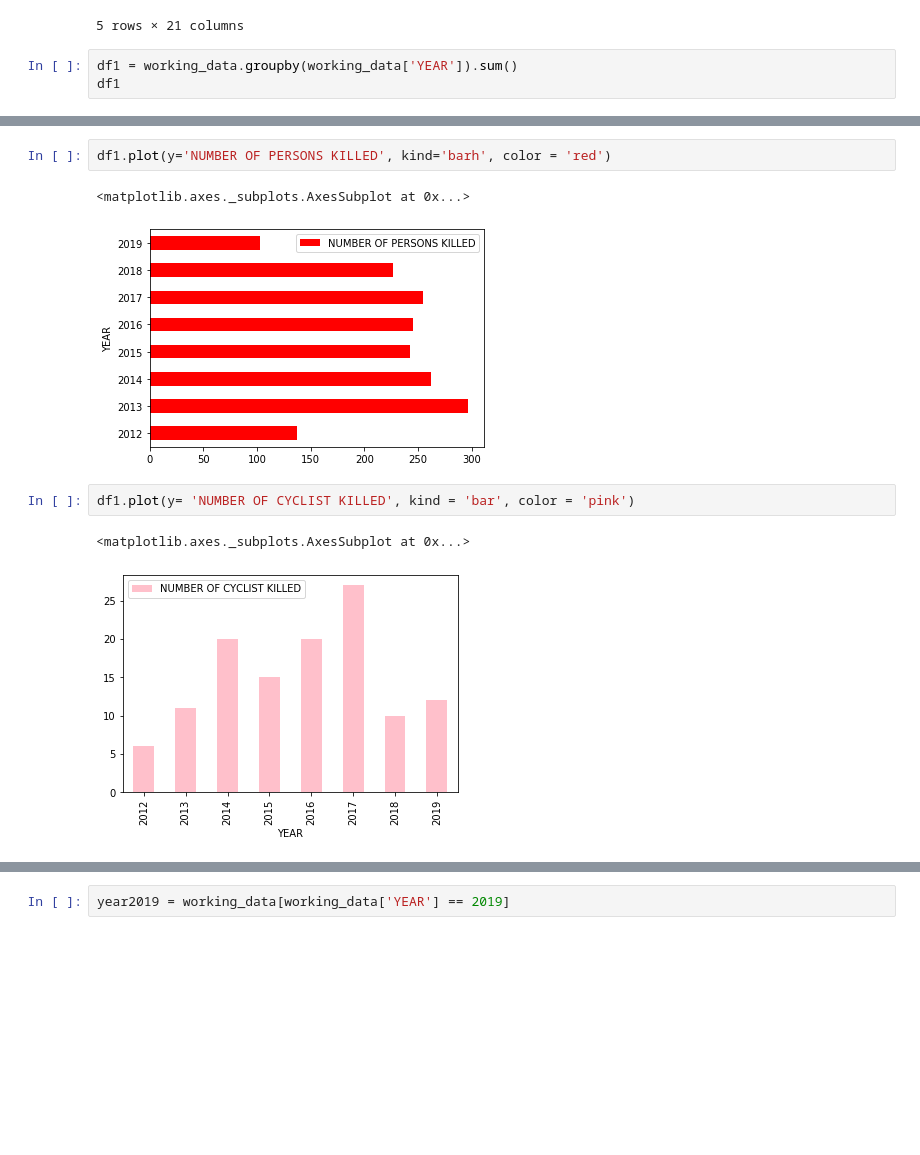
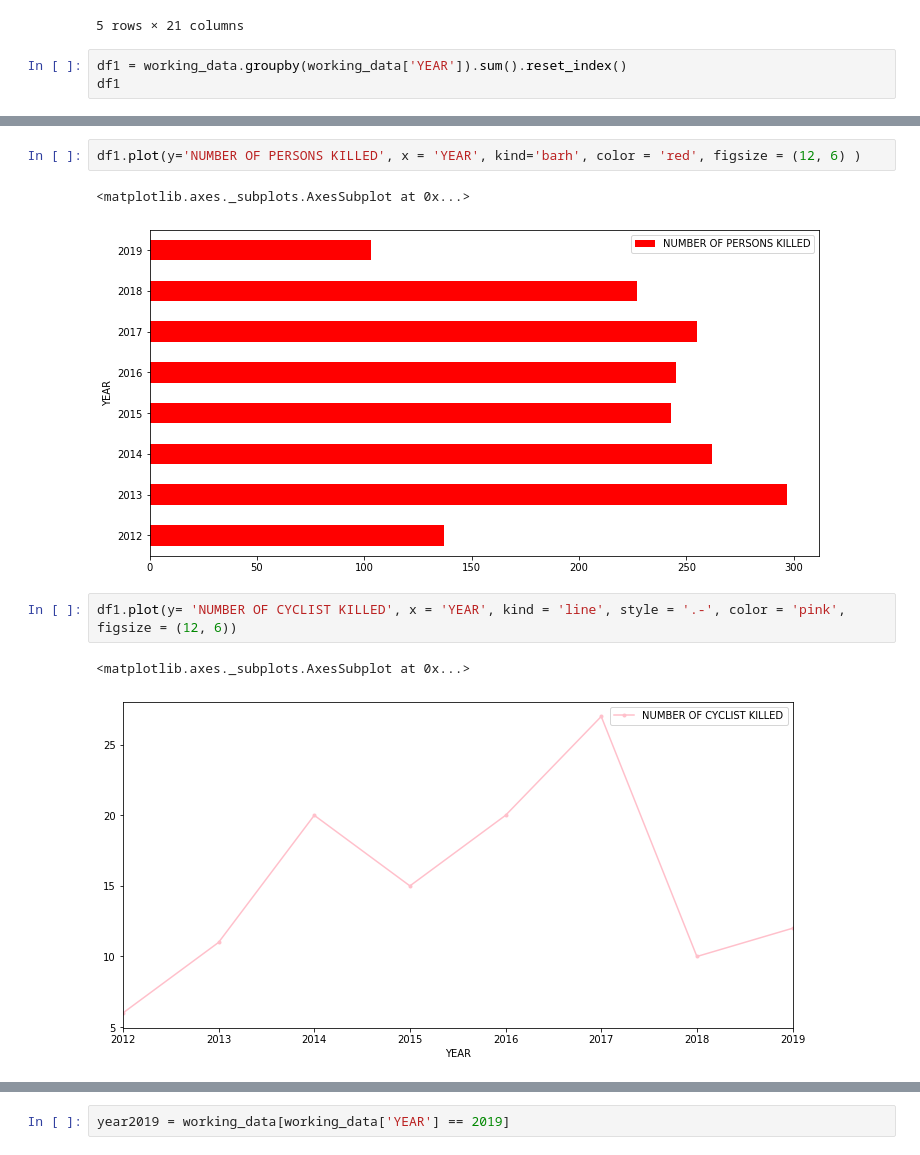
Before and after one commit to KezieOmeje/Data_studio_projects, a Jupyter notebook: NYC_road_crashes/nyc_road_collision.ipynb, the cells around one changed output, grey strips where cells are left out. Saved outputs shown, nothing was run; the diff lists cells and outputs as text; blank space fills up the shorter version.

```diff
--- a/NYC_road_crashes/nyc_road_collision.ipynb
+++ b/NYC_road_crashes/nyc_road_collision.ipynb
@@ -73,6 +73,6 @@ working_data.tail()
 | 1523821 | 2012-07-01 | 9:59 | BRONX | 10452 | 40.835397 | -73.920305 | (40.835397, -73.920305) | EAST 167 STREET | GERARD AVENUE | ... |
 5 rows × 21 columns
 # %%
-df1 = working_data.groupby(working_data['YEAR']).sum()
+df1 = working_data.groupby(working_data['YEAR']).sum().reset_index()
 df1
 # %% [output]
@@ -89,11 +88,11 @@ df1
 # %%
-df1.plot(y='NUMBER OF PERSONS KILLED', kind='barh', color = 'red')
+df1.plot(y='NUMBER OF PERSONS KILLED', x = 'YEAR', kind='barh', color = 'red', figsize = (12, 6) )
 # %% [output]
 <matplotlib.axes._subplots.AxesSubplot at 0x...>
-[figure, old version]
+[figure, new version]
 # %%
-df1.plot(y= 'NUMBER OF CYCLIST KILLED', kind = 'bar', color = 'pink')
+df1.plot(y= 'NUMBER OF CYCLIST KILLED', x = 'YEAR', kind = 'line', style = '.-', color = 'pink', figsize = (12, 6))
 # %% [output]
 <matplotlib.axes._subplots.AxesSubplot at 0x...>
-[figure, old version]
+[figure, new version]
 # %%
```
Also changed, not shown: parts of 12 cells of this notebook, 1 other file.
